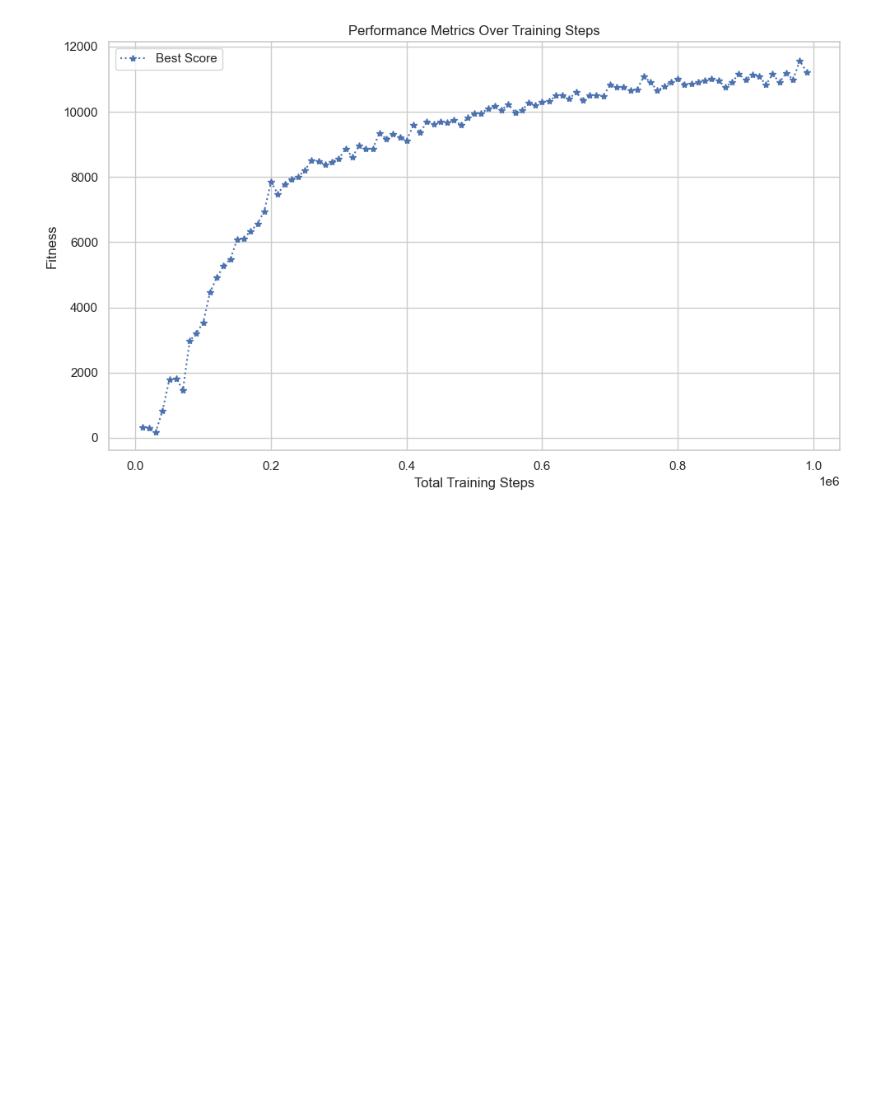
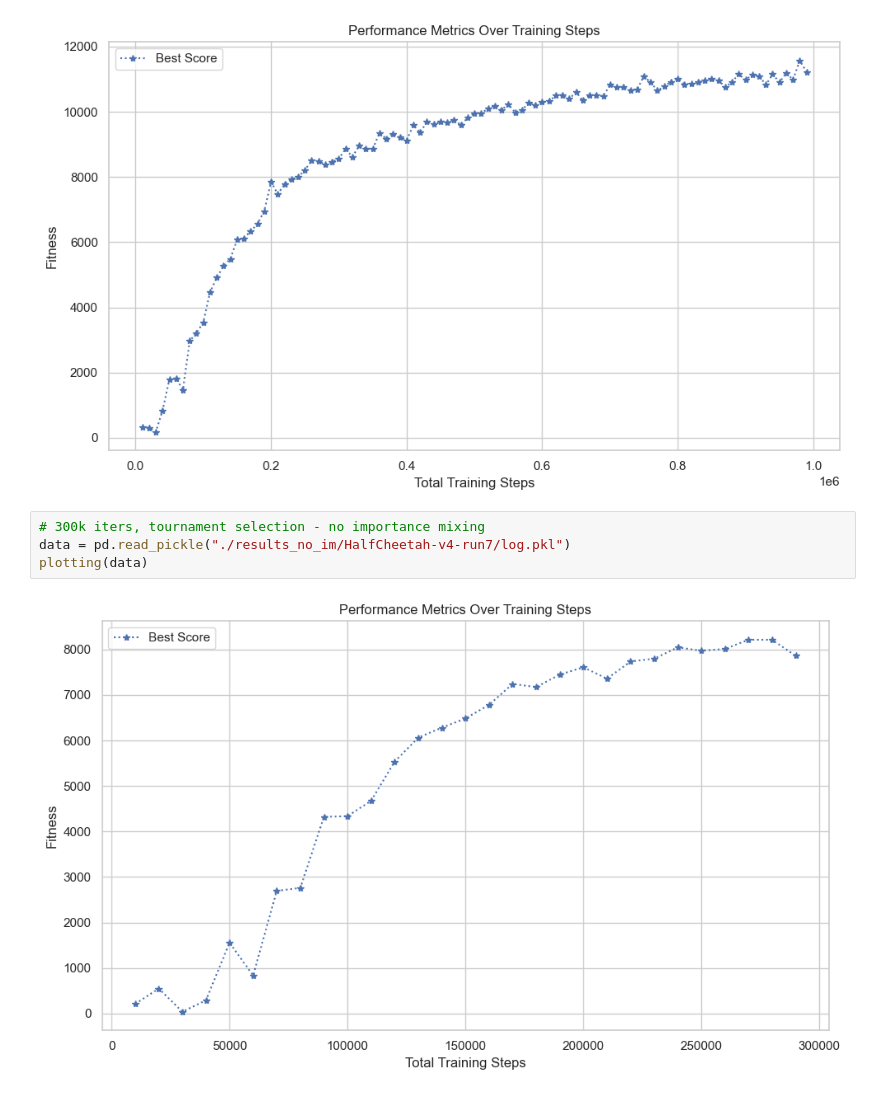
Before and after one commit to pweglik/stochastic-systems, a Jupyter notebook: CEM-RL/read_logs.ipynb, the cells around one changed output. Saved outputs shown, nothing was run; the diff lists cells and outputs as text; blank space fills up the shorter version.

Commit message:
adding results for 300k iterations for tournament selection

```diff
--- a/CEM-RL/read_logs.ipynb
+++ b/CEM-RL/read_logs.ipynb
@@ -38,3 +38,9 @@ data = pd.read_pickle("./results_evo/HalfCheetah-v4-run3/log.pkl")
 plotting(data)
 # %% [output]
 [figure]
+# %%
+# 300k iters, tournament selection - no importance mixing
+data = pd.read_pickle("./results_no_im/HalfCheetah-v4-run7/log.pkl")
+plotting(data)
+# %% [output]
+[figure, added]
```
Also changed, not shown: parts of 2 cells of this notebook.
